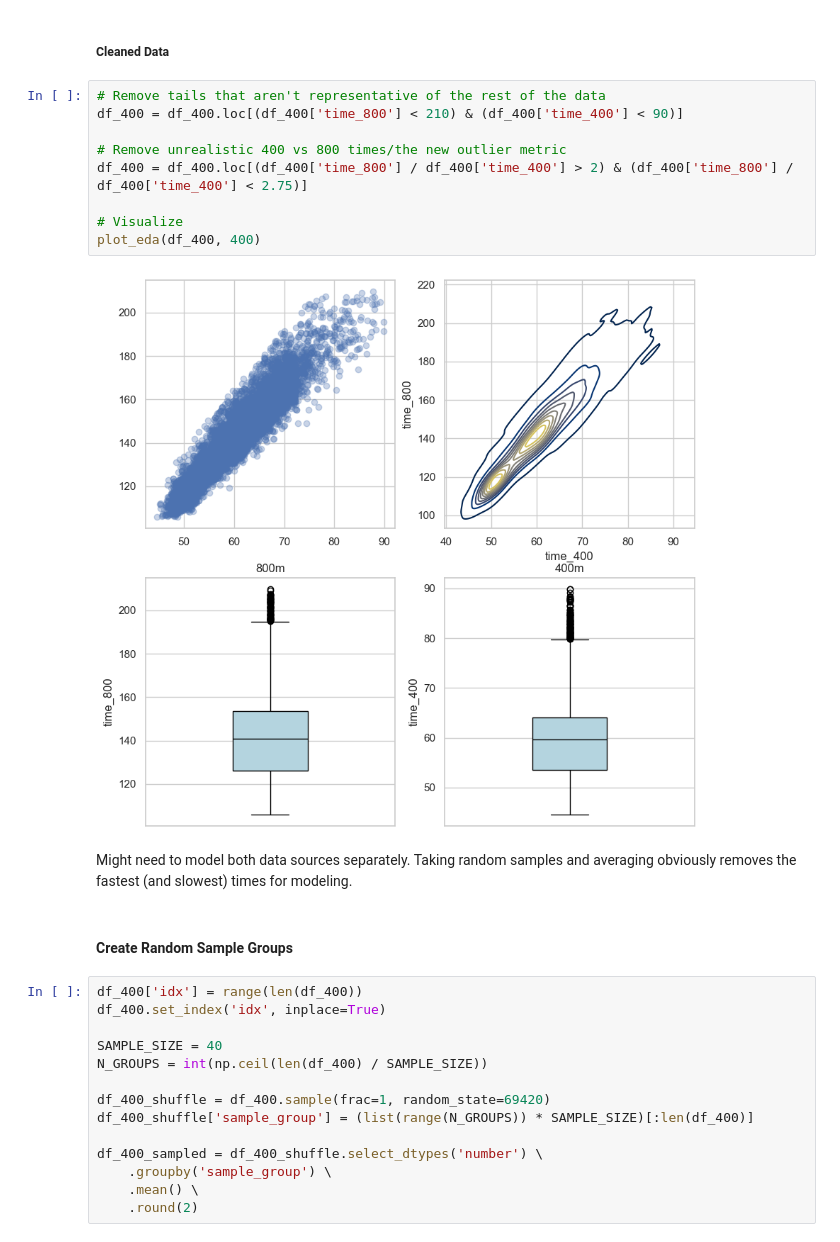
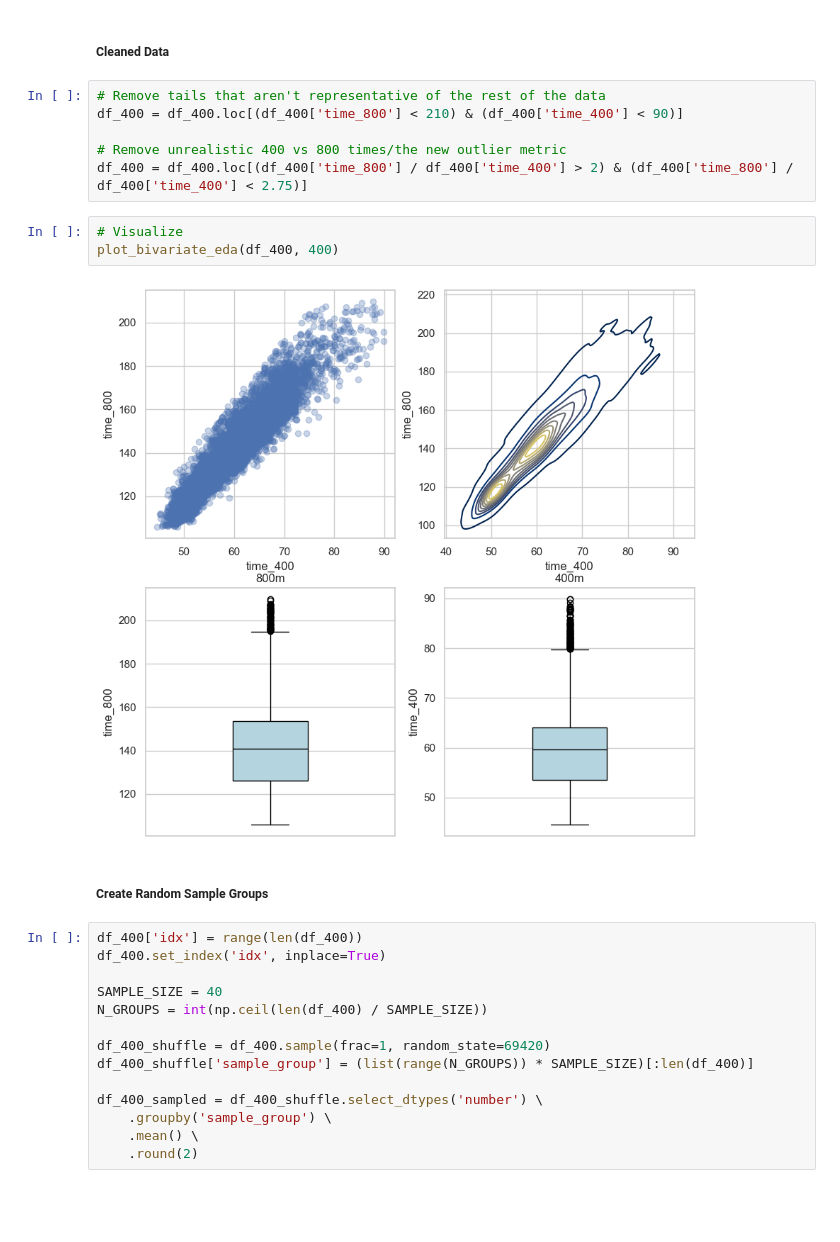
Before and after one commit to mitchellggreenhalgh/mid-distance-webscrapers, a Jupyter notebook: mid_distance_race_performances.ipynb, the cells around one changed output. Saved outputs shown, nothing was run; the diff lists cells and outputs as text; blank space fills up the shorter version.

```diff
--- a/mid_distance_race_performances.ipynb
+++ b/mid_distance_race_performances.ipynb
@@ -222,15 +225,13 @@ df_400 = df_400.loc[(df_400['time_800'] < 210) & (df_400['time_400'] < 90)]
 
 # Remove unrealistic 400 vs 800 times/the new outlier metric
 df_400 = df_400.loc[(df_400['time_800'] / df_400['time_400'] > 2) & (df_400['time_800'] / df_400['time_400'] < 2.75)]
-
-# Visualize
-plot_eda(df_400, 400)
-# %% [output]
-[figure, removed]
-# %% [markdown]
-Might need to model both data sources separately. Taking random samples and averaging obviously removes the fastest (and slowest) times for modeling.
+# %%
+# Visualize
+plot_bivariate_eda(df_400, 400)
+# %% [output]
+[figure, added]
 # %% [markdown]
-#### Create Random Sample Groups
+##### Create Random Sample Groups
 # %%
 df_400['idx'] = range(len(df_400))
 df_400.set_index('idx', inplace=True)
```
Also changed, not shown: parts of 43 cells of this notebook, 1 other file.
